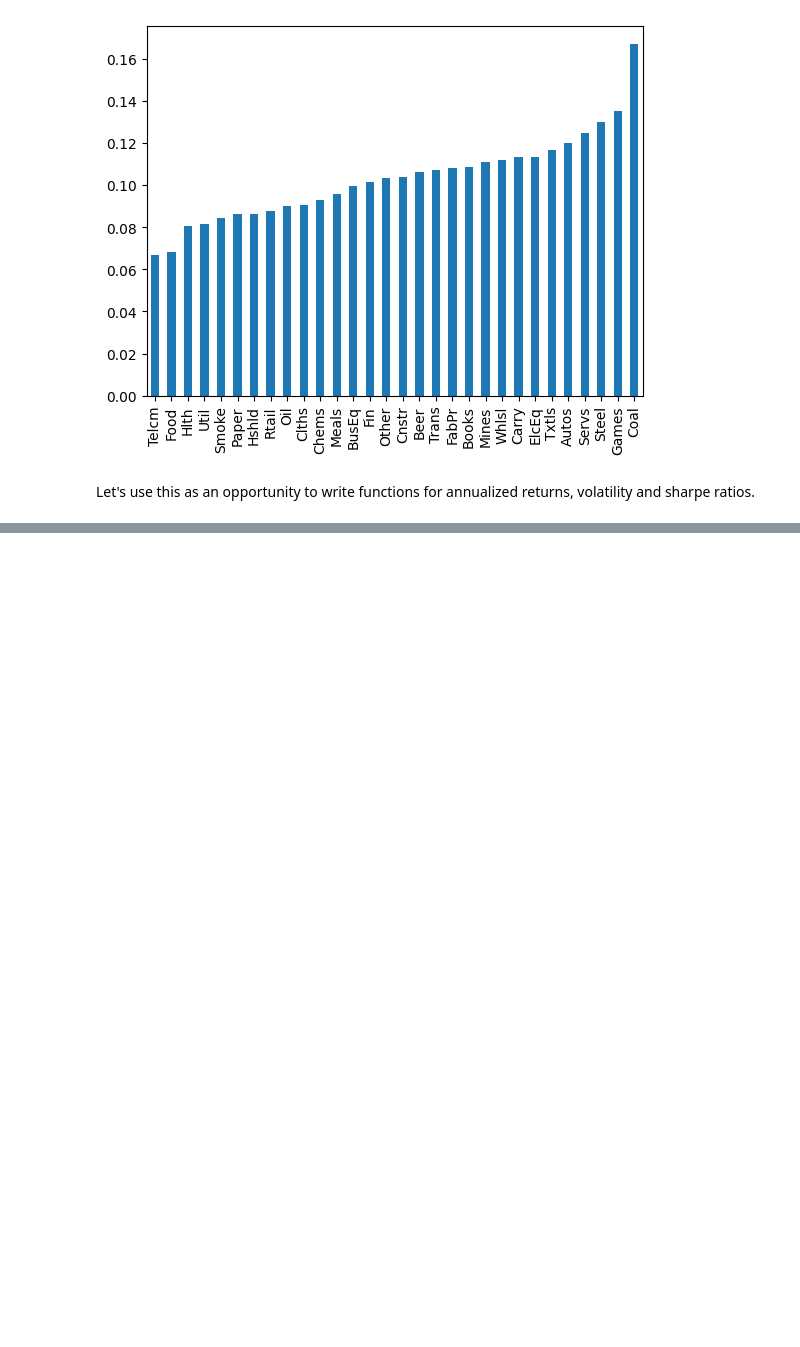
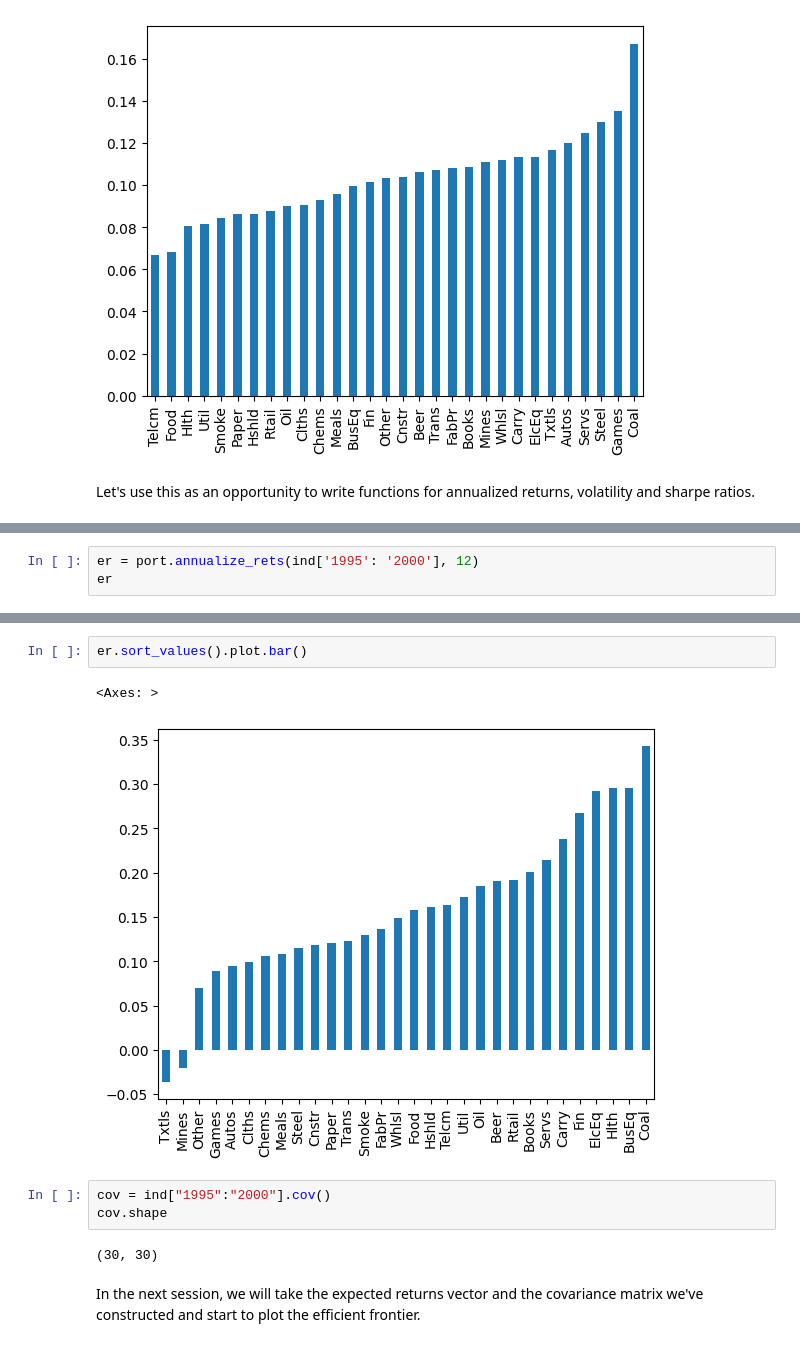
Before and after one commit to JoohanJin/portfolio_management_prac, a Jupyter notebook: lib/7_efficient_frontier_part_1.ipynb, the cells around one changed output, grey strips where cells are left out. Drawn from its saved outputs; the diff is of its cells as text; blank space fills up the shorter version.

```diff
--- a/lib/7_efficient_frontier_part_1.ipynb
+++ b/lib/7_efficient_frontier_part_1.ipynb
@@ -147,0 +206,3 @@ a.shape
+# %%
+er = port.annualize_rets(ind['1995': '2000'], 12)
+er
@@ -147,0 +227,12 @@ a.shape
+# %%
+er.sort_values().plot.bar()
+# %% [output]
+<Axes: >
+[figure, added]
+# %%
+cov = ind["1995":"2000"].cov()
+cov.shape
+# %% [output]
+(30, 30)
+# %% [markdown]
+In the next session, we will take the expected returns vector and the covariance matrix we've constructed and start to plot the efficient frontier.
```
Also changed, not shown: parts of 8 cells of this notebook, 1 other file.
